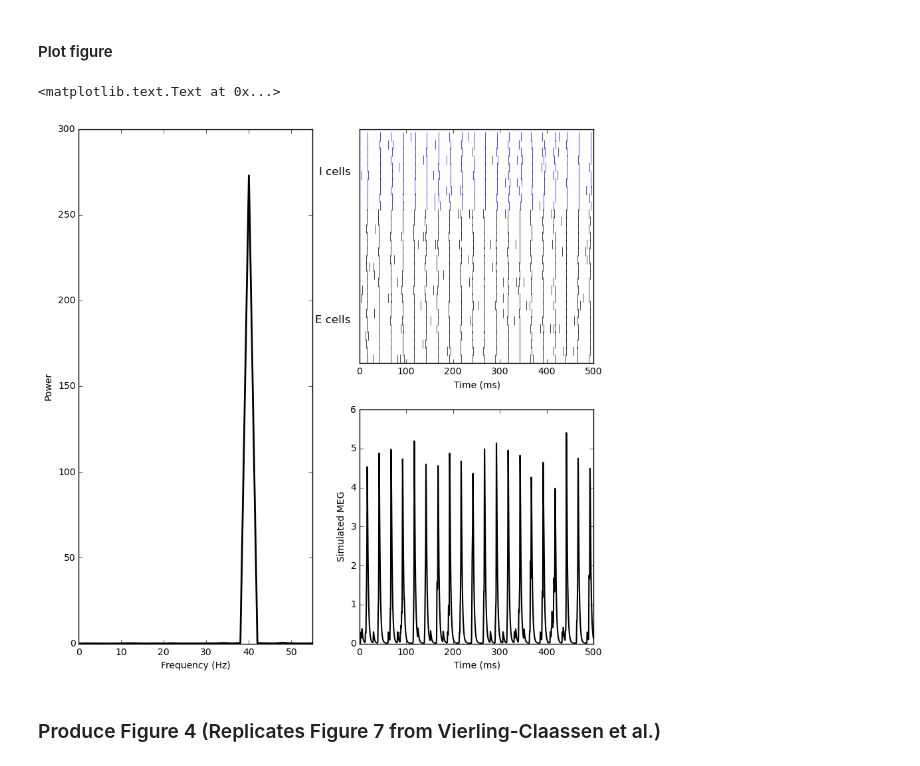
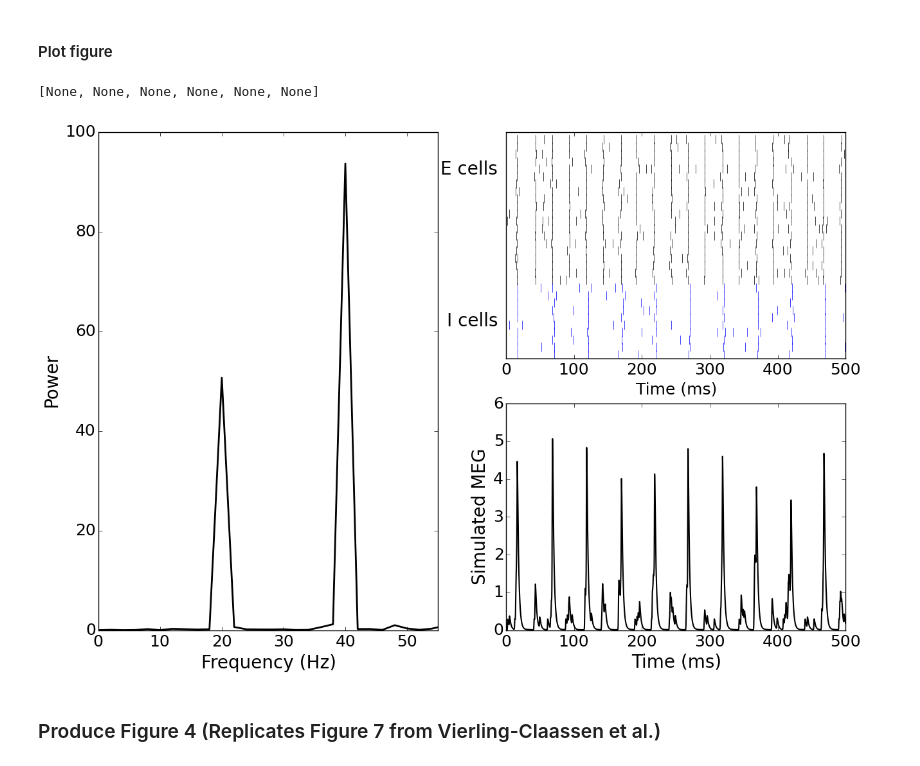
Before and after one commit to ReScience/ReScience-submission, a Jupyter notebook: notebook/plotFigures.ipynb, the cells around one changed output. Drawn from its saved outputs; the diff is of its cells as text; code cells hidden in the pictures.

```diff
--- a/notebook/plotFigures.ipynb
+++ b/notebook/plotFigures.ipynb
@@ -27,16 +27,9 @@ def calcPowerSpectrum(meg,dt,sim_time):
     tn = np.linspace(0,sim_time,int(sim_time/dt)+1)
 
     npts = len(meg)
-    startpt = int(0.2*fs)
 
-    if (npts - startpt)%2!=0:
-        startpt = startpt + 1
 
-    meg = meg[startpt:]
-    tn = tn[startpt:]
-    nfft = len(tn)
-
-    pxx,freqs=mlab.psd(meg,NFFT=nfft,Fs=fs,noverlap=0,window=mlab.window_none)
+    pxx,freqs=mlab.psd(meg,NFFT=npts,Fs=fs,noverlap=0,window=mlab.window_none)
     pxx[0] = 0.0
 
     return pxx,freqs
@@ -225,44 +241,48 @@ data_meg = np.load('../data/Single-Trial-Data-40Hz/sims_ctrl_40Hz0-MEG.npy')
 # %% [markdown]
 #### Plot figure
 # %%
-plt.figure(3,figsize=[10.0,10.0])
+plt.figure(3,figsize=[15.0,10.0])
 ax1 = plt.subplot2grid((2,2),(0,0), rowspan=2)
 ax2 = plt.subplot2grid((2,2),(0,1))
 ax3 = plt.subplot2grid((2,2),(1,1))
 
 
 # Raster plot
 spike_times = getSpikeTimes(data_ex,dt)
 for i,times in enumerate(spike_times):
-    y = [i]*len(times)
+    y = [i+10]*len(times)
     ax2.plot(times,y,linestyle='None',color='k',marker='|',markersize=10)
 
 spike_times = getSpikeTimes(data_inh,dt)
 for i,times in enumerate(spike_times):
-    y = [i+20]*len(times)
+    y = [i]*len(times)
     ax2.plot(times,y,linestyle='None',color='b',marker='|',markersize=10)
     ax2.axis([0,sim_time,-0.5,30])
-ax2.set_xlabel('Time (ms)')
+ax2.set_xlabel('Time (ms)',fontsize=18)
 ax2.set_yticks([])
-ax2.annotate('E cells',xy=(0,0.5),xytext=(-ax2.yaxis.labelpad,-75),xycoords=ax2.yaxis.label,textcoords='offset points',size=12,ha='right',va='top')
-ax2.annotate('I cells',xy=(0,0.5),xytext=(-ax2.yaxis.labelpad,75),xycoords=ax2.yaxis.label,textcoords='offset points',size=12,ha='right',va='bottom')
+ax2.annotate('I cells',xy=(0,0.5),xytext=(-ax2.yaxis.labelpad,-75),xycoords=ax2.yaxis.label,textcoords='offset points',size=20,ha='right',va='top')
+ax2.annotate('E cells',xy=(0,0.5),xytext=(-ax2.yaxis.labelpad,75),xycoords=ax2.yaxis.label,textcoords='offset points',size=20,ha='right',va='bottom')
+plt.setp(ax2.get_xticklabels(),fontsize=18)
 
 # MEG plot
 ax3.plot(time,data_meg,'k',linewidth=1.5)
-ax3.set_xlabel('Time (ms)')
-ax3.set_ylabel('Simulated MEG')
-
+ax3.set_xlabel('Time (ms)',fontsize=20)
+ax3.set_ylabel('Simulated MEG',fontsize=20)
+plt.setp(ax3.get_xticklabels(),fontsize=18)
+plt.setp(ax3.get_yticklabels(),fontsize=18)
 
 # Power spectrum plot
 pxx,freqs = calcPowerSpectrum(data_meg,dt,sim_time)
 
 ax1.plot(freqs*1000,pxx,'k',linewidth=2)
 ax1.axis(xmin=0, xmax=55)
-ax1.set_xlabel('Frequency (Hz)')
-ax1.set_ylabel('Power')
+ax1.set_xlabel('Frequency (Hz)',fontsize=20)
+ax1.set_ylabel('Power',fontsize=20)
+plt.setp(ax1.get_xticklabels(),fontsize=18)
+plt.setp(ax1.get_yticklabels(),fontsize=18)
 # %% [output]
-<matplotlib.text.Text at 0x...>
+[None, None, None, None, None, None]
-[figure, old version]
+[figure, new version]
 # %% [markdown]
 ### Produce Figure 4 (Replicates Figure 7 from Vierling-Claassen et al.)
 # %% [markdown]
```
Also changed, not shown: parts of 5 cells of this notebook, 1 other file.
